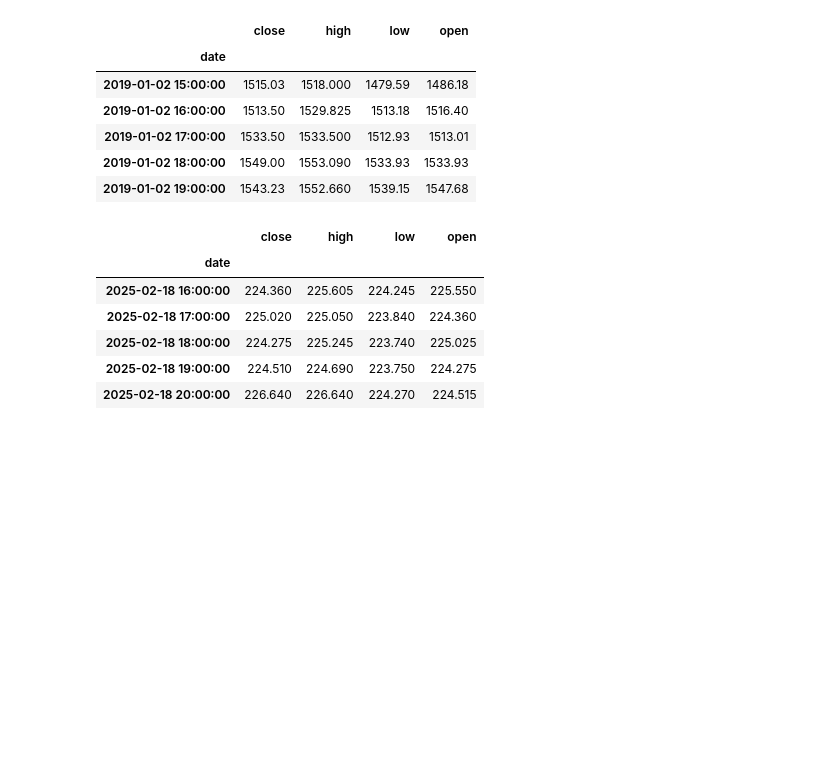
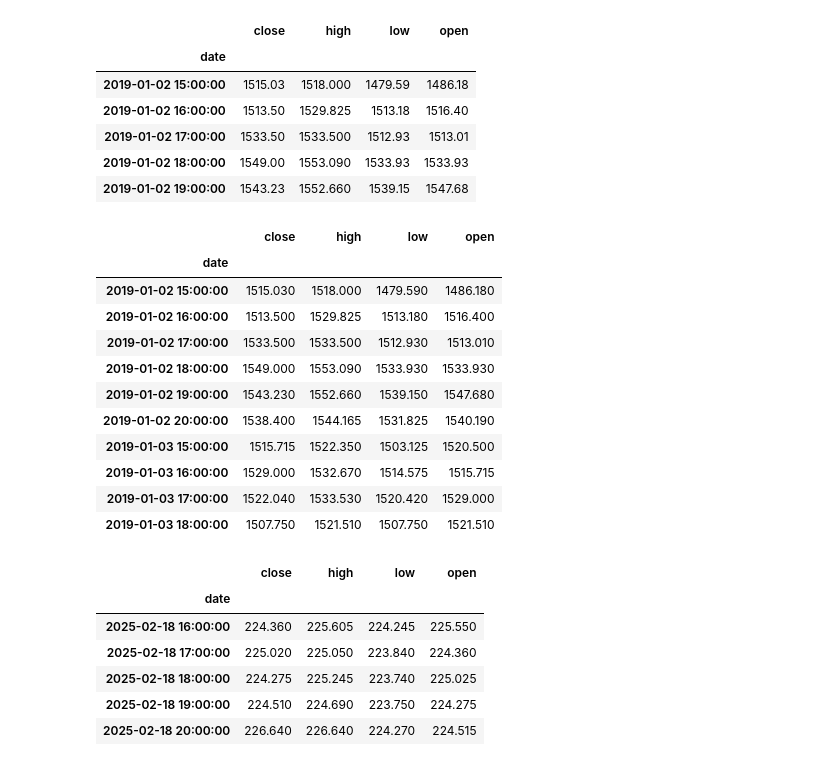
Before and after one commit to amulyaprasanth/hourly_amazon_stock_prediction, a Jupyter notebook: notebooks/backfill_features.ipynb, the cells around one changed output. Saved outputs shown, nothing was run; the diff lists cells and outputs as text; code cells hidden in the pictures; blank space fills up the shorter version.

```diff
--- a/notebooks/backfill_features.ipynb
+++ b/notebooks/backfill_features.ipynb
@@ -103,6 +103,21 @@ data.head()
 | 2019-01-02 17:00:00 | 1533.50 | 1533.500 | 1512.93 | 1513.01 |
 | 2019-01-02 18:00:00 | 1549.00 | 1553.090 | 1533.93 | 1533.93 |
 | 2019-01-02 19:00:00 | 1543.23 | 1552.660 | 1539.15 | 1547.68 |
+# %%
+data.head(10)
+# %% [output]
+|  | close | high | low | open |
+| date |  |  |  |  |
+| 2019-01-02 15:00:00 | 1515.030 | 1518.000 | 1479.590 | 1486.180 |
+| 2019-01-02 16:00:00 | 1513.500 | 1529.825 | 1513.180 | 1516.400 |
+| 2019-01-02 17:00:00 | 1533.500 | 1533.500 | 1512.930 | 1513.010 |
+| 2019-01-02 18:00:00 | 1549.000 | 1553.090 | 1533.930 | 1533.930 |
+| 2019-01-02 19:00:00 | 1543.230 | 1552.660 | 1539.150 | 1547.680 |
+| 2019-01-02 20:00:00 | 1538.400 | 1544.165 | 1531.825 | 1540.190 |
+| 2019-01-03 15:00:00 | 1515.715 | 1522.350 | 1503.125 | 1520.500 |
+| 2019-01-03 16:00:00 | 1529.000 | 1532.670 | 1514.575 | 1515.715 |
+| 2019-01-03 17:00:00 | 1522.040 | 1533.530 | 1520.420 | 1529.000 |
+| 2019-01-03 18:00:00 | 1507.750 | 1521.510 | 1507.750 | 1521.510 |
 # %%
 data.tail()
 # %% [output]
```
Also changed, not shown: parts of 10 cells of this notebook, 2 other files.
